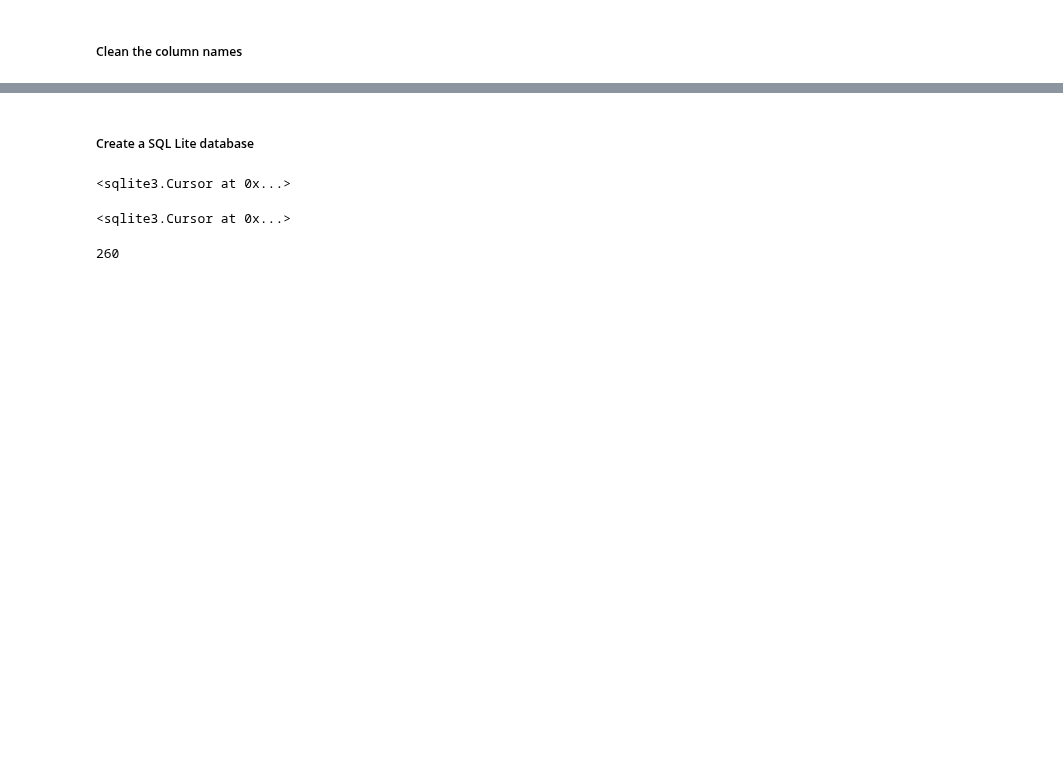
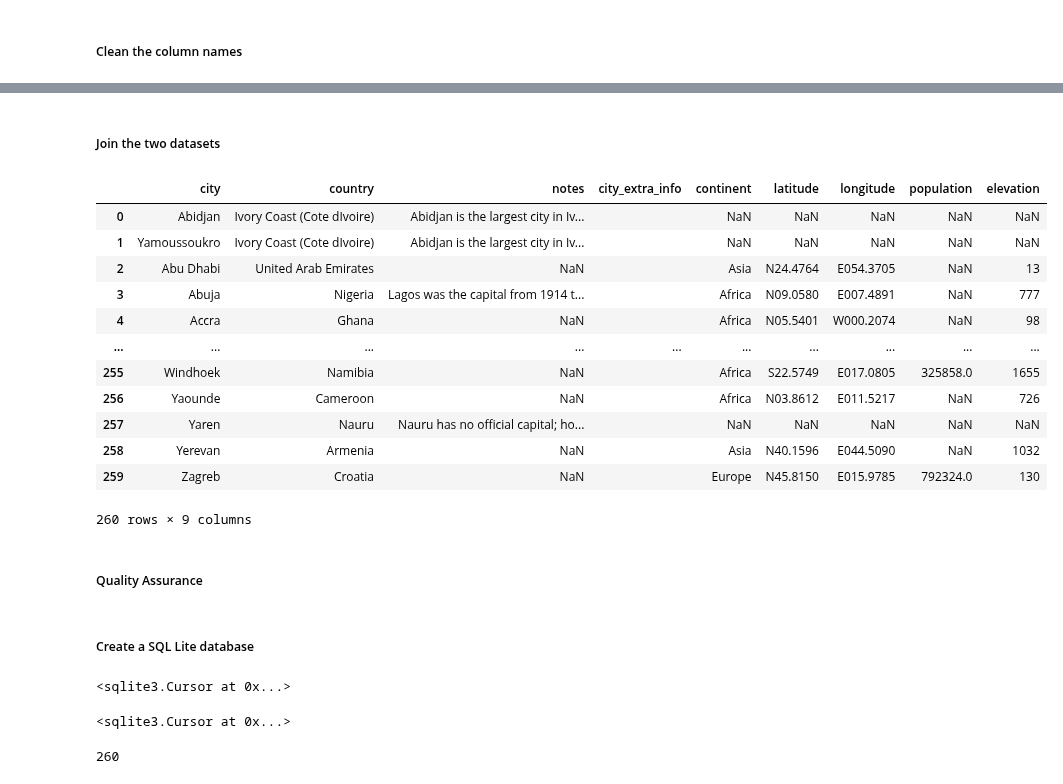
Before and after one commit to stmoks/capitals_and_countries, a Jupyter notebook: main.ipynb, the cells around one changed output, grey strips where cells are left out. Saved outputs shown, nothing was run; the diff lists cells and outputs as text; code cells hidden in the pictures; blank space fills up the shorter version.

```diff
--- a/main.ipynb
+++ b/main.ipynb
@@ -15,5 +36,17 @@ capitals_df.rename(columns={'City/Town':'city'},inplace=True)
 capitals_df.rename(columns={'Country/Territory':'country'},inplace=True)
 capitals_df.rename(columns={'Notes':'notes'},inplace=True)
 
+# extract all the data before the extra information
+capitals_df['city'] = capitals_df['city'].apply(lambda x: re.search('^(.+?)\(',str(x)).group(1).strip() if str(x).find('(') > 0 else x)
+capitals_df['country'] = capitals_df['country'].apply(lambda x: re.search('^(.+?)\[',str(x)).group(1).strip() if str(x).find('[') > 0 else x)
+
+# add the extra information to a new column
 capitals_df['city_extra_info'] =  capitals_df['city'].apply(lambda x: x[len(re.search('^(.+?)\(',str(x)).group(1))+1:-1] if str(x).find('(') > 0 else '')
-capitals_df['city'] = capitals_df['city'].apply(lambda x: re.search('^(.+?)\(',str(x)).group(1).strip() if str(x).find('(') > 0 else x)
+
+# remove special characters from the city and country names so we can join two datasets later
+capitals_df['city'] = capitals_df['city'].apply(lambda x:re.sub('[\',.]','',x).strip())
+capitals_df['country'] = capitals_df['country'].apply(lambda x:re.sub('[\',.]','',x).strip())
+
+# convert the city and country to a standard unicode format
+capitals_df['city'] = capitals_df['city'].apply(lambda x:unidecode.unidecode(x).strip())
+capitals_df['country'] = capitals_df['country'].apply(lambda x:unidecode.unidecode(x).strip())
@@ -35,0 +53,21 @@ capitals_df
+# %%
+cities_df.rename(columns={'City Name/s':'city'},inplace=True)
+cities_df.rename(columns={'Country/Territory':'country'},inplace=True)
+cities_df.rename(columns={'Continental Region':'continent'},inplace=True)
+cities_df.rename(columns={'Population':'population'},inplace=True)
+cities_df.rename(columns={'Latitude':'latitude'},inplace=True)
+cities_df.rename(columns={'Longitude':'longitude'},inplace=True)
+cities_df.rename(columns={'Elevation (m)':'elevation'},inplace=True)
+
+# extract all the data before the extra information
+cities_df['elevation'] = cities_df['elevation'].apply(lambda x: re.search('^(.+?)\[',str(x)).group(1).strip() if str(x).find('[') > 0 else x)
+cities_df['country'] = cities_df['country'].apply(lambda x: re.search('^(.+?)\[',str(x)).group(1).strip() if str(x).find('[') > 0 else x)
+cities_df['city'] = cities_df['city'].apply(lambda x: re.search('^(.+?)\[',str(x)).group(1).strip() if str(x).find('[') > 0 else x)
+
+# remove special characters from the city and country names so we can join two datasets later
+cities_df['city'] = cities_df['city'].apply(lambda x:re.sub('[\',.]','',x).strip())
+cities_df['country'] = cities_df['country'].apply(lambda x:re.sub('[\',.]','',x).strip())
+
+# convert the city and country to a standard unicode format
+cities_df['city'] = cities_df['city'].apply(lambda x:unidecode.unidecode(x).strip())
+cities_df['country'] = cities_df['country'].apply(lambda x:unidecode.unidecode(x).strip())
@@ -35,0 +90,23 @@ capitals_df
+# %% [markdown]
+##### Join the two datasets
+# %%
+# join so we can use geo pandas
+capitals_with_coordinates = pd.merge(capitals_df,cities_df,how='left',on = ['city','country'])
+# %%
+capitals_with_coordinates
+# %% [output]
+|  | city | country | notes | city_extra_info | continent | latitude | longitude | population | elevation |
+| 0 | Abidjan | Ivory Coast (Cote dIvoire) | Abidjan is the largest city in Iv... |  | NaN | NaN | NaN | NaN | NaN |
+| 1 | Yamoussoukro | Ivory Coast (Cote dIvoire) | Abidjan is the largest city in Iv... |  | NaN | NaN | NaN | NaN | NaN |
+| 2 | Abu Dhabi | United Arab Emirates | NaN |  | Asia | N24.4764 | E054.3705 | NaN | 13 |
+| 3 | Abuja | Nigeria | Lagos was the capital from 1914 t... |  | Africa | N09.0580 | E007.4891 | NaN | 777 |
+| 4 | Accra | Ghana | NaN |  | Africa | N05.5401 | W000.2074 | NaN | 98 |
+| ... | ... | ... | ... | ... | ... | ... | ... | ... | ... |
+| 255 | Windhoek | Namibia | NaN |  | Africa | S22.5749 | E017.0805 | 325858.0 | 1655 |
+| 256 | Yaounde | Cameroon | NaN |  | Africa | N03.8612 | E011.5217 | NaN | 726 |
+| 257 | Yaren | Nauru | Nauru has no official capital; ho... |  | NaN | NaN | NaN | NaN | NaN |
+| 258 | Yerevan | Armenia | NaN |  | Asia | N40.1596 | E044.5090 | NaN | 1032 |
+| 259 | Zagreb | Croatia | NaN |  | Europe | N45.8150 | E015.9785 | 792324.0 | 130 |
+260 rows × 9 columns
+# %% [markdown]
+##### Quality Assurance
```
Also changed, not shown: parts of 20 cells of this notebook, 4 other files.
